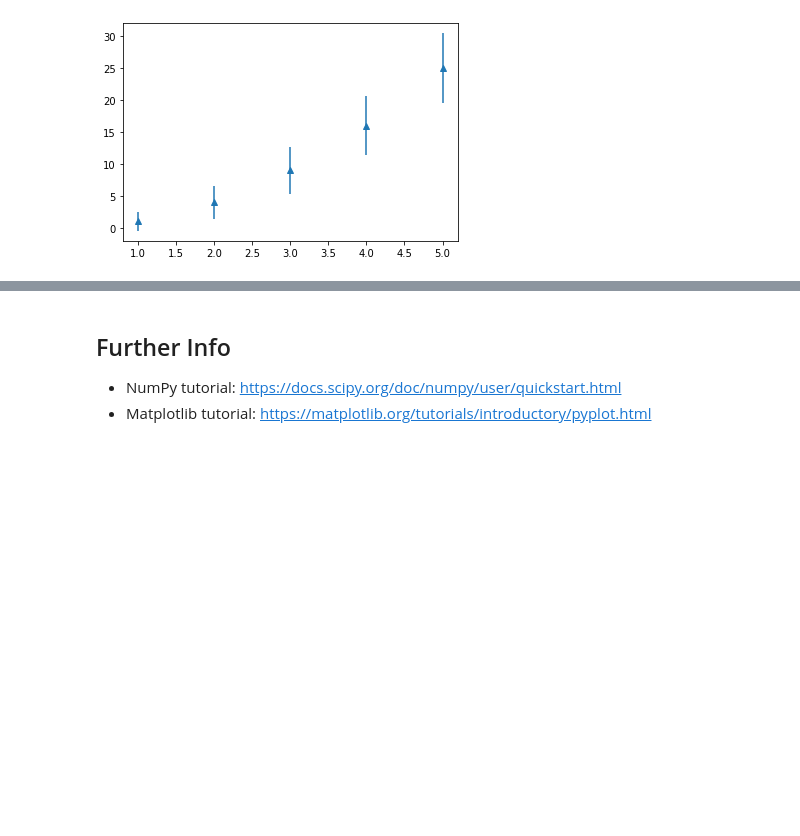
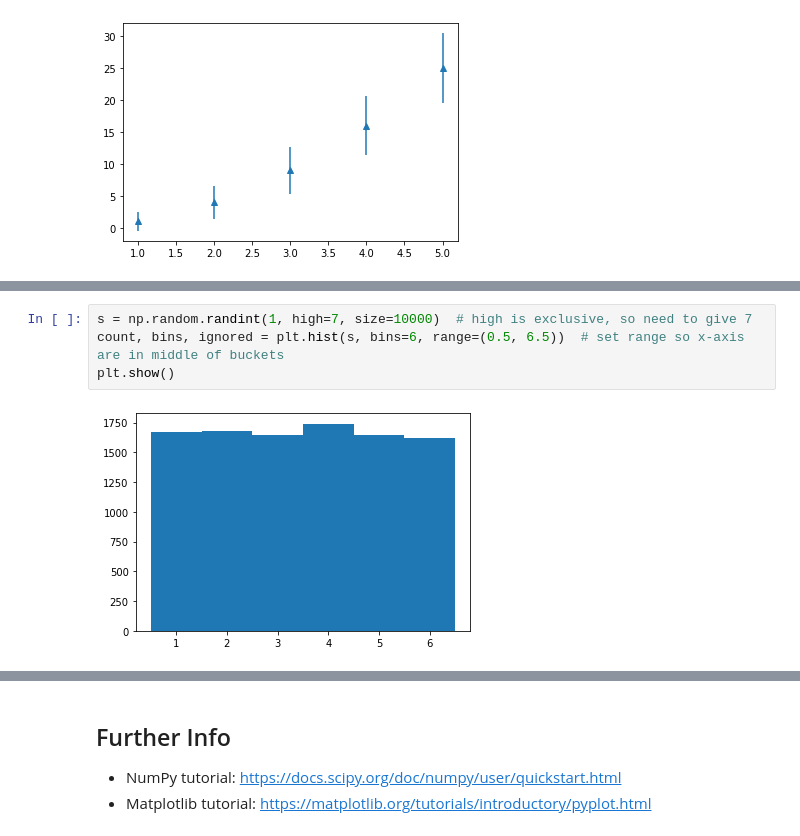
Before and after one commit to DurhamARC/data_analysis_course, a Jupyter notebook: slides/slides_01.ipynb, the cells around one changed output, grey strips where cells are left out. Cells and saved outputs as stored; diff of their text form; blank space fills up the shorter version.

```diff
--- a/slides/slides_01.ipynb
+++ b/slides/slides_01.ipynb
@@ -198,0 +218,6 @@ plt.show()
+# %%
+s = np.random.randint(1, high=7, size=10000)  # high is exclusive, so need to give 7
+count, bins, ignored = plt.hist(s, bins=6, range=(0.5, 6.5))  # set range so x-axis are in middle of buckets
+plt.show()
+# %% [output]
+[figure, added]
```
Also changed, not shown: parts of 27 cells of this notebook, 5 other files.
